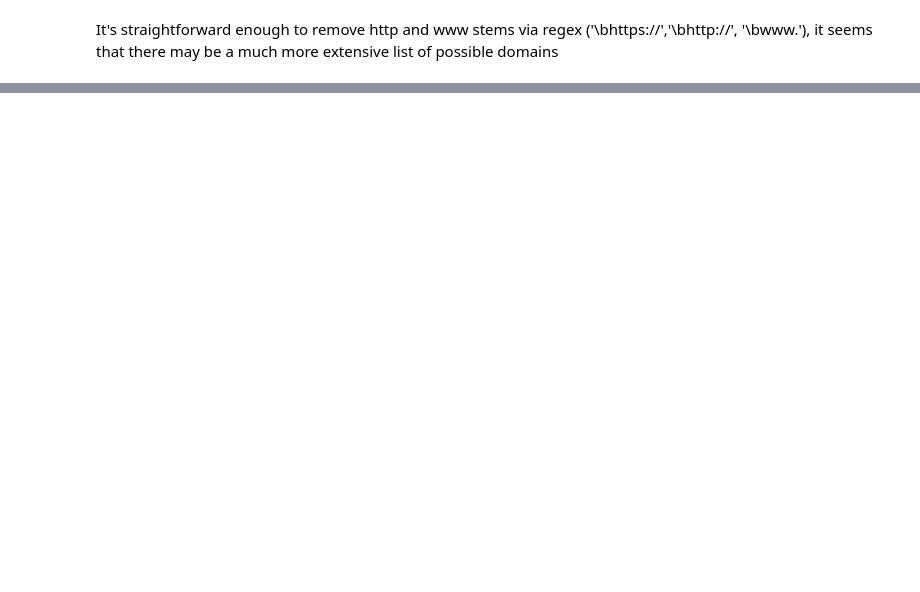
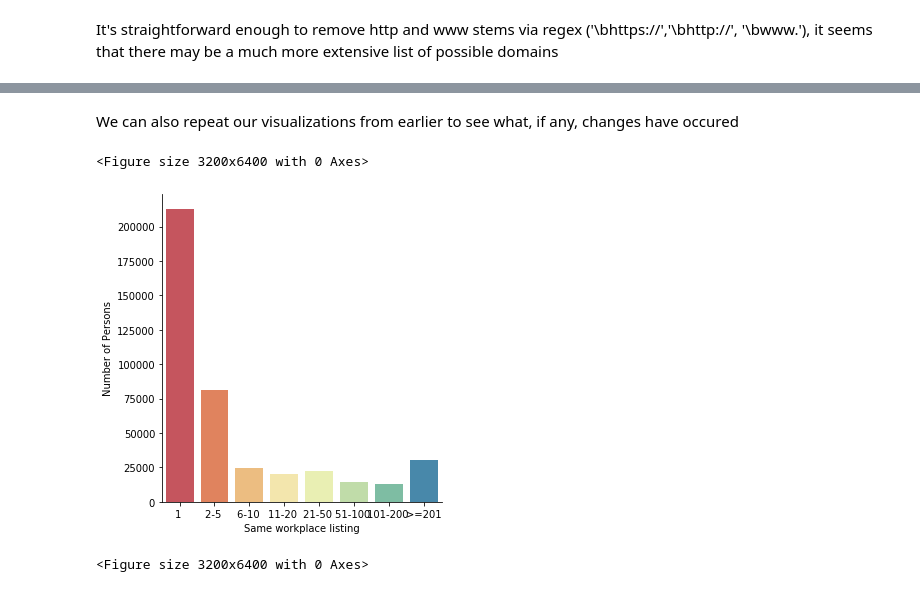
Before and after one commit to DSPG-Young-Scholars-Program/dspg20oss, a Jupyter notebook: ossPy/Notebooks/Company Cleaning Narritive.ipynb, the cells around one changed output, grey strips where cells are left out. Saved outputs shown, nothing was run; the diff lists cells and outputs as text; code cells hidden in the pictures; blank space fills up the shorter version.

```diff
--- a/ossPy/Notebooks/Company Cleaning Narritive.ipynb
+++ b/ossPy/Notebooks/Company Cleaning Narritive.ipynb
@@ -223,0 +385,2 @@ eraseList.head(25)
+# %%
+finalOut=pd.DataFrame(symbolOut['company'].str.lower())
@@ -223,0 +389,15 @@ eraseList.head(25)
+# %%
+#get the counts for the unique values
+tableUniqueFullNameCounts=finalOut.iloc[:,0].value_counts()
+#convert that output to a proper table
+tableUniqueFullNameCounts=tableUniqueFullNameCounts.reset_index()
+
+#rename the columns
+tableUniqueFullNameCounts.rename(columns={"company":"count","index":"company"},inplace=True)
+
+
+#get rid of empty value
+tableUniqueFullNameCounts=tableUniqueFullNameCounts[~tableUniqueFullNameCounts['company'].str.contains("^$")]
+tableUniqueFullNameCounts=tableUniqueFullNameCounts.reset_index(drop=True)
+#display table
+tableUniqueFullNameCounts.head(n=15)
@@ -223,0 +421,29 @@ eraseList.head(25)
+# %% [markdown]
+We can also repeat our visualizations from earlier to see what, if any, changes have occured
+# %%
+companyCounts=tableUniqueFullNameCounts['count']
+
+#establish the binvals
+binVals=np.asarray([0,1,5,10,20,50,100,200,np.max(companyCounts)])
+
+#iterate to sum the number of employees meeting the criterion
+binSum=np.zeros([len(binVals)-1,1])
+for iBins in range(len(binVals)-1):
+    binSum[iBins]=sum(companyCounts[np.logical_and(companyCounts>binVals[iBins],companyCounts<=binVals[iBins+1])])
+
+#import plotting package
+import seaborn as sns
+#set the name vector
+binNames=['1 ','2-5 ','6-10 ','11-20 ','21-50 ','51-100 ','101-200 ', '>=201']
+#set the axes labels
+workplaceSizeTable=pd.DataFrame(columns=["Same workplace listing","Number of Persons"])
+workplaceSizeTable['Number of Persons']=np.squeeze(binSum)
+workplaceSizeTable['Same workplace listing']=np.squeeze(binNames)
+
+#plot the output
+sns.catplot(data=workplaceSizeTable, kind="bar", x='Same workplace listing',y='Number of Persons', palette='Spectral');
+plt.figure(figsize=(16,32),dpi=200)
+# %% [output]
+<Figure size 3200x6400 with 0 Axes>
+[figure, added]
+<Figure size 3200x6400 with 0 Axes>
```
Also changed, not shown: parts of 28 cells of this notebook, 5 other files.
